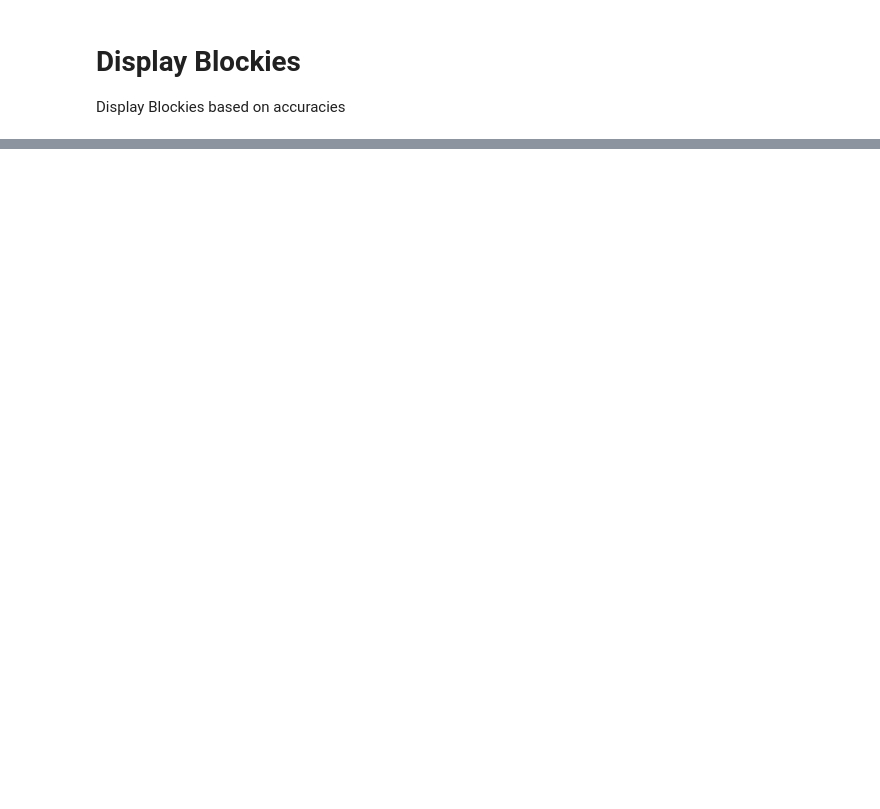
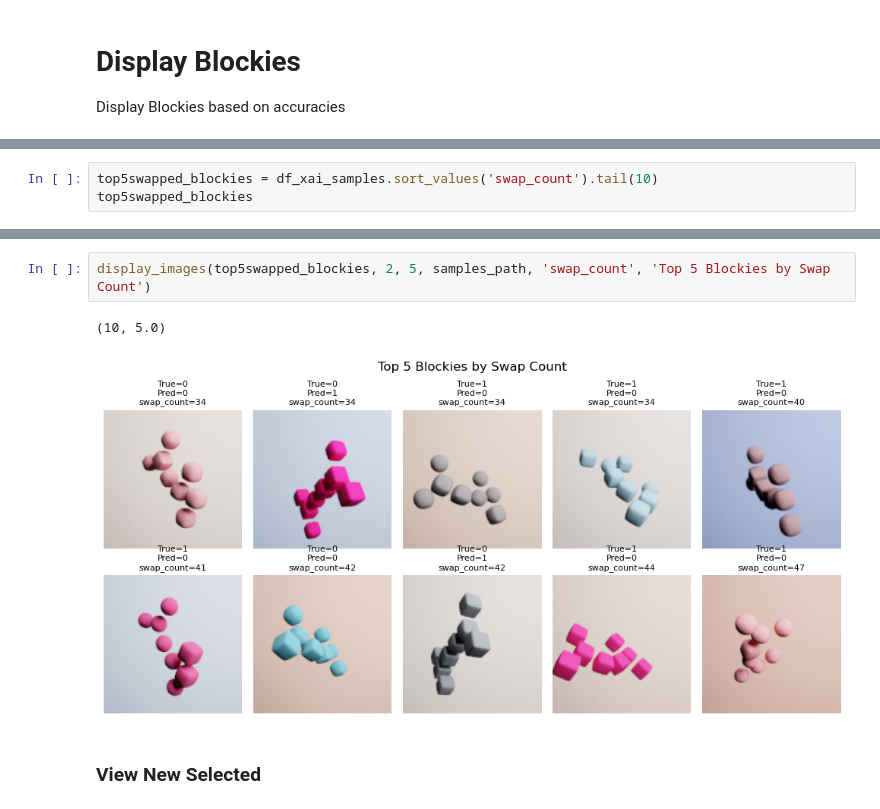
Before and after one commit to davidsjohnson/evalxai_studies, a Jupyter notebook: notebooks/perblocky_analysis.ipynb, the cells around one changed output, grey strips where cells are left out. Drawn from its saved outputs; the diff is of its cells as text; blank space fills up the shorter version.

```diff
--- a/notebooks/perblocky_analysis.ipynb
+++ b/notebooks/perblocky_analysis.ipynb
@@ -237,0 +571,3 @@ display_images(bottom5_blockies, 1, 5, samples_path, 'Bottom 5 Blockies by User
+# %%
+top5swapped_blockies = df_xai_samples.sort_values('swap_count').tail(10)
+top5swapped_blockies
@@ -237,0 +587,7 @@ display_images(bottom5_blockies, 1, 5, samples_path, 'Bottom 5 Blockies by User
+# %%
+display_images(top5swapped_blockies, 2, 5, samples_path, 'swap_count', 'Top 5 Blockies by Swap Count')
+# %% [output]
+(10, 5.0)
+[figure, added]
+# %% [markdown]
+### View New Selected
```
Also changed, not shown: parts of 46 cells of this notebook, 4 other files.
